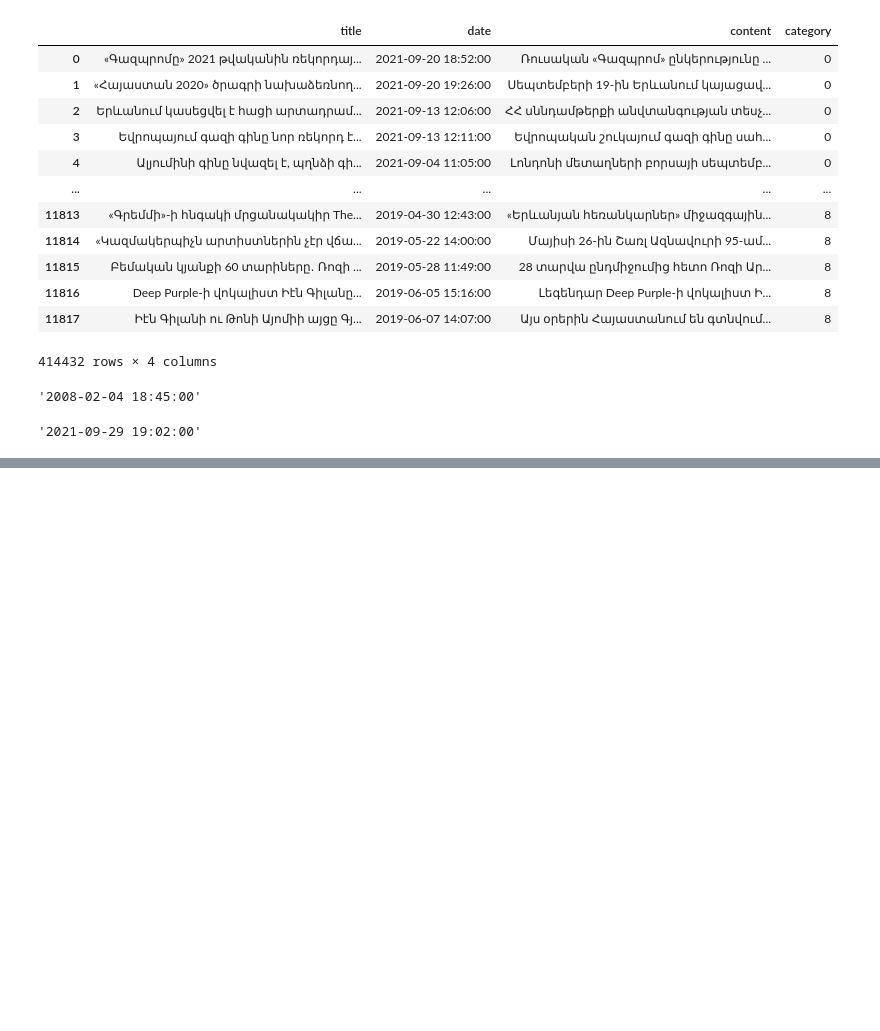
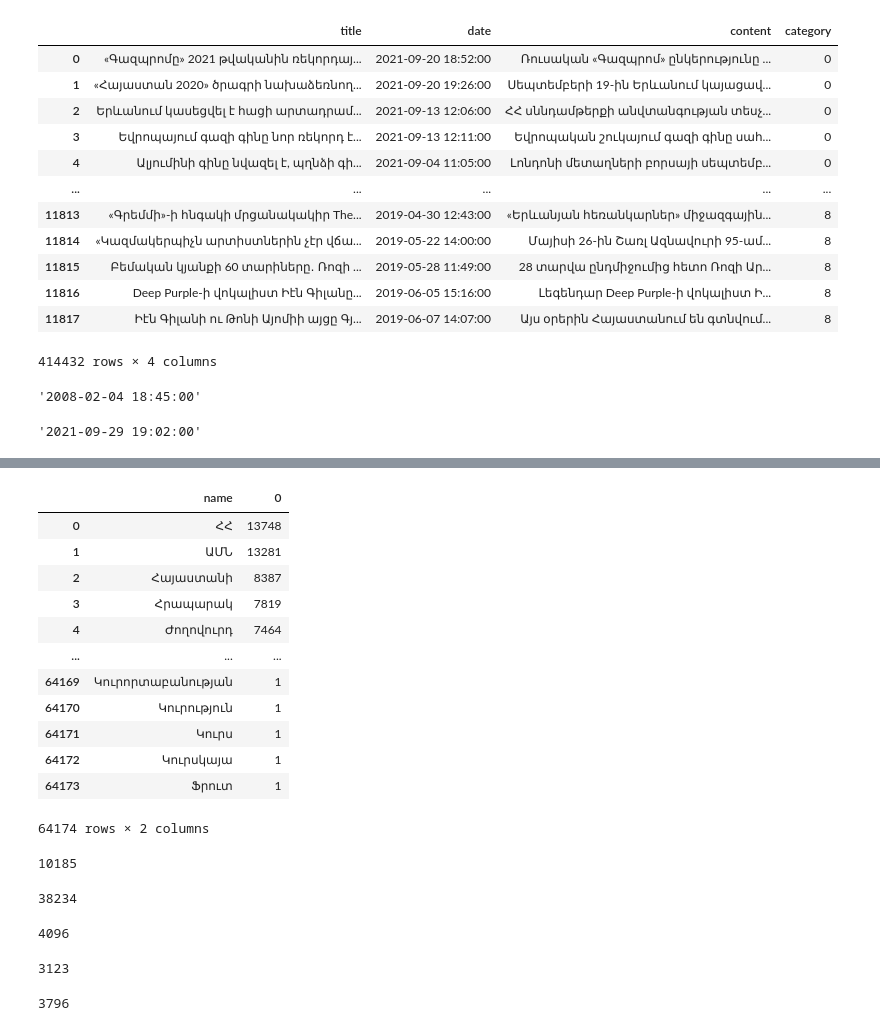
Before and after one commit to MovsisyanM/ArmenianNewsScraping, a Jupyter notebook: data_aggr.ipynb, the cells around one changed output, grey strips where cells are left out. Drawn from its saved outputs; the diff is of its cells as text; code cells hidden in the pictures; blank space fills up the shorter version.

Commit message:
Data Analysis

```diff
--- a/data_aggr.ipynb
+++ b/data_aggr.ipynb
@@ -156,0 +176,3 @@ tert_am.to_csv("data/tert_am.csv", index=False)
+# %%
+NE_freq = tert_am.title.str.extractall("([ԷԹՓՁՋՐՉՃԺԾՇԽՊՕԻԸՏՌԵՈՔԱՍԴՖԳՀՅԿԼՆՄԲՑՎԶՂ]\w+)").value_counts()
+NE_freq
@@ -156,0 +192,41 @@ tert_am.to_csv("data/tert_am.csv", index=False)
+# %%
+NEF = pd.DataFrame(NE_freq)
+# %%
+NEF = NEF.rename_axis(["name"])
+# %%
+NEF = NEF.reset_index()
+NEF
+# %% [output]
+|  | name | 0 |
+| 0 | ՀՀ | 13748 |
+| 1 | ԱՄՆ | 13281 |
+| 2 | Հայաստանի | 8387 |
+| 3 | Հրապարակ | 7819 |
+| 4 | Ժողովուրդ | 7464 |
+| ... | ... | ... |
+| 64169 | Կուրորտաբանության | 1 |
+| 64170 | Կուրություն | 1 |
+| 64171 | Կուրս | 1 |
+| 64172 | Կուրսկայա | 1 |
+| 64173 | Ֆրուտ | 1 |
+64174 rows × 2 columns
+# %%
+np.sum(NEF[NEF.name.str.contains("Ռուս")].iloc[:, 1])
+# %% [output]
+10185
+# %%
+np.sum(NEF[NEF.name.str.contains("Հայ")].iloc[:, 1])
+# %% [output]
+38234
+# %%
+np.sum(NEF[NEF.name.str.contains("Ֆրանս")].iloc[:, 1])
+# %% [output]
+4096
+# %%
+np.sum(NEF[NEF.name.str.contains("Գերման")].iloc[:, 1])
+# %% [output]
+3123
+# %%
+np.sum(NEF[NEF.name.str.contains("Չին")].iloc[:, 1])
+# %% [output]
+3796
```
Also changed, not shown: parts of 46 cells of this notebook.
